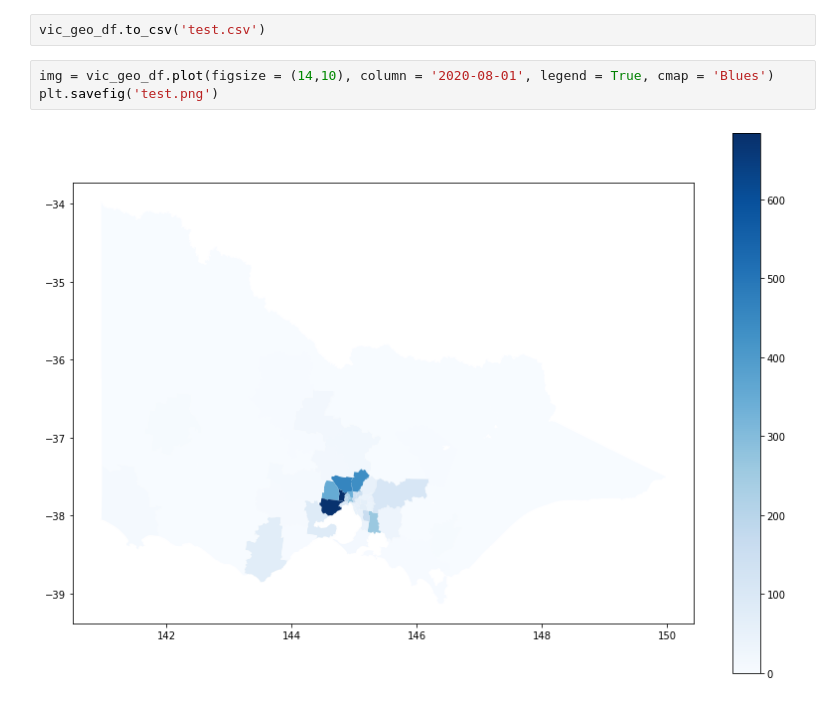
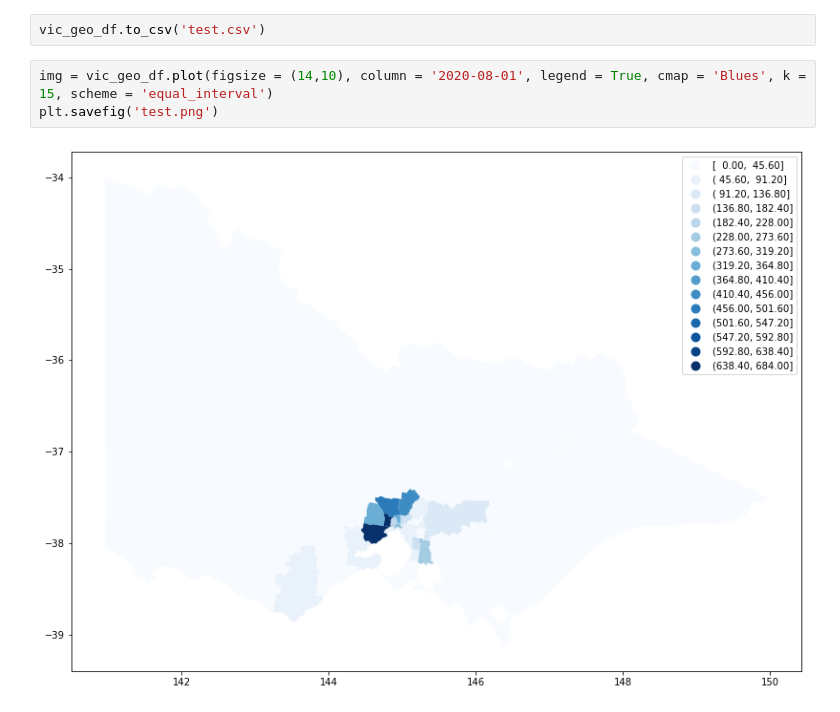
Before and after one commit to amanjit-gill-data/covid_vic_2020, a Jupyter notebook: notebooks/covid19_visualisation.ipynb, the cells around one changed output. Saved outputs shown, nothing was run; the diff lists cells and outputs as text.

```diff
--- a/notebooks/covid19_visualisation.ipynb
+++ b/notebooks/covid19_visualisation.ipynb
@@ -34,7 +34,7 @@ vic_geo_df = pd.merge(vic_geo_df[['VIC_LGA__3', 'geometry']], df_all_dates[['lga
 # %%
 vic_geo_df.to_csv('test.csv')
 # %%
-img = vic_geo_df.plot(figsize = (14,10), column = '2020-08-01', legend = True, cmap = 'Blues')
+img = vic_geo_df.plot(figsize = (14,10), column = '2020-08-01', legend = True, cmap = 'Blues', k = 15, scheme = 'equal_interval')
 plt.savefig('test.png')
 # %% [output]
-[figure, old version]
+[figure, new version]
```
Also changed, not shown: parts of 1 cell of this notebook.
